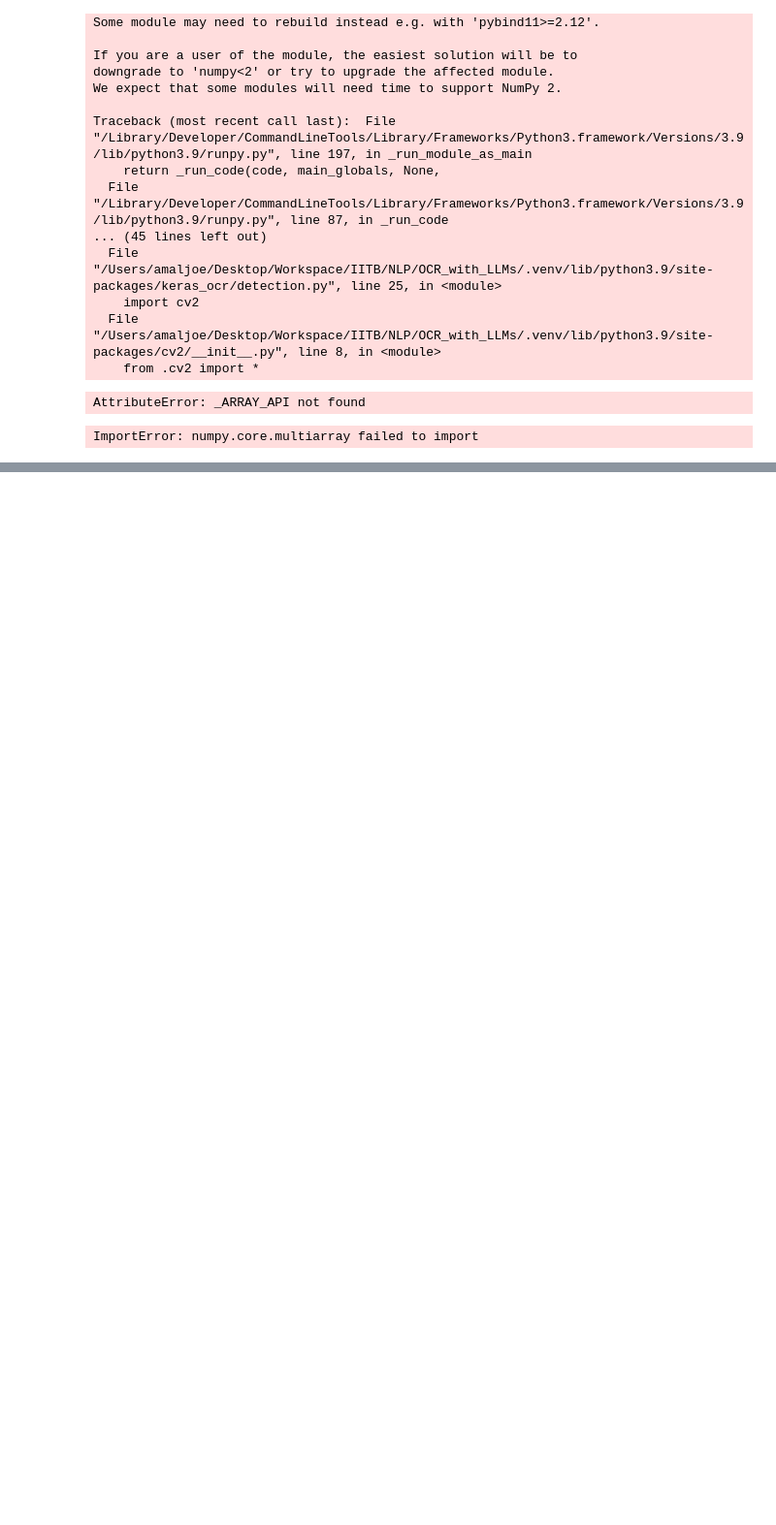
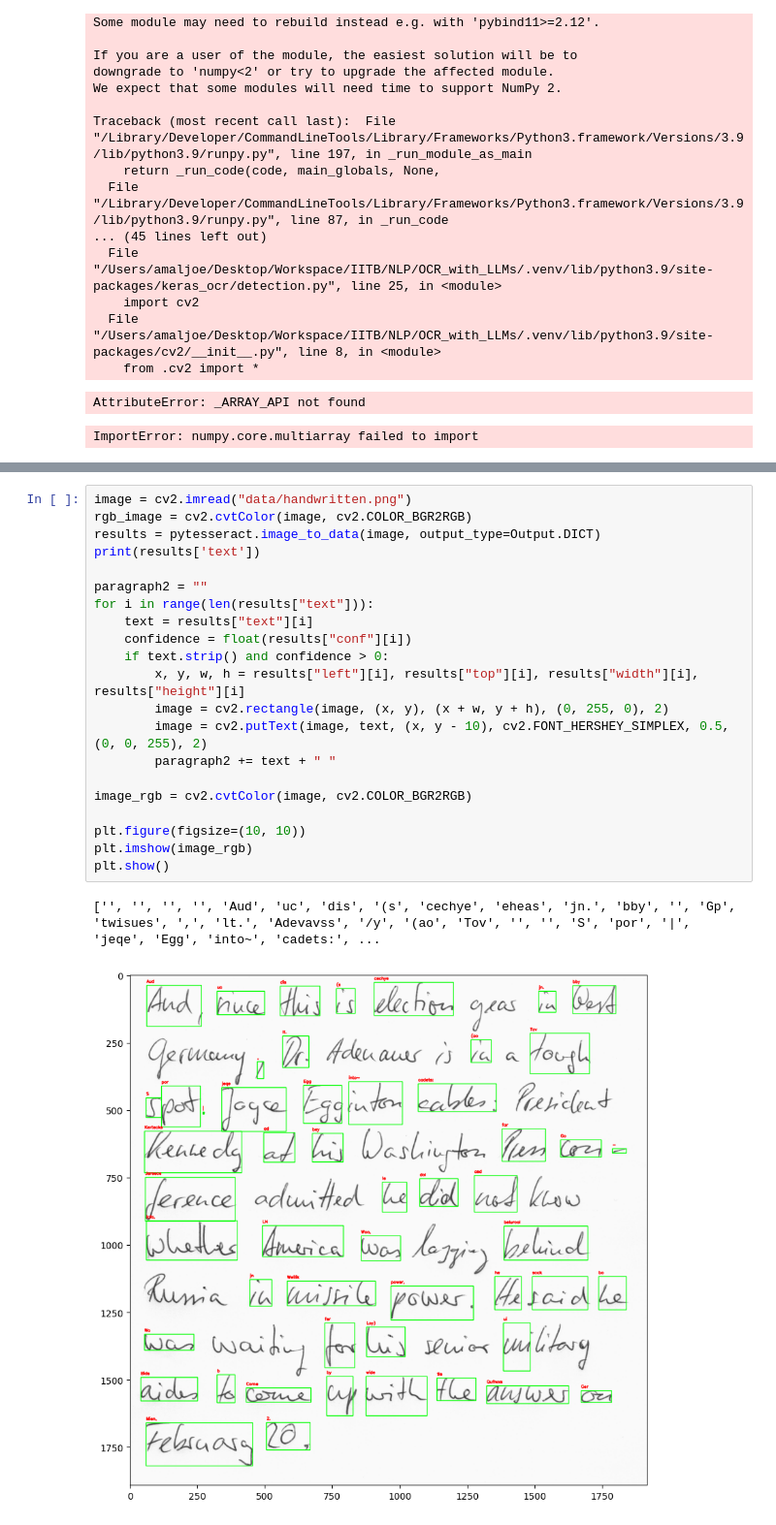
Before and after one commit to amaljoe/OCR_with_LLMs, a Jupyter notebook: preprocess.ipynb, the cells around one changed output, grey strips where cells are left out. Shown at 97% size. Drawn from its saved outputs; the diff is of its cells as text; blank space fills up the shorter version.

```diff
--- a/preprocess.ipynb
+++ b/preprocess.ipynb
@@ -57,0 +148,24 @@ ImportError: numpy.core.multiarray failed to import
+# %%
+image = cv2.imread("data/handwritten.png")
+rgb_image = cv2.cvtColor(image, cv2.COLOR_BGR2RGB)
+results = pytesseract.image_to_data(image, output_type=Output.DICT)
+print(results['text'])
+
+paragraph2 = ""
+for i in range(len(results["text"])):
+    text = results["text"][i]
+    confidence = float(results["conf"][i])
+    if text.strip() and confidence > 0:
+        x, y, w, h = results["left"][i], results["top"][i], results["width"][i], results["height"][i]
+        image = cv2.rectangle(image, (x, y), (x + w, y + h), (0, 255, 0), 2)
+        image = cv2.putText(image, text, (x, y - 10), cv2.FONT_HERSHEY_SIMPLEX, 0.5, (0, 0, 255), 2)
+        paragraph2 += text + " "
+
+image_rgb = cv2.cvtColor(image, cv2.COLOR_BGR2RGB)
+
+plt.figure(figsize=(10, 10))
+plt.imshow(image_rgb)
+plt.show()
+# %% [output]
+['', '', '', '', 'Aud', 'uc', 'dis', '(s', 'cechye', 'eheas', 'jn.', 'bby', '', 'Gp', 'twisues', ',', 'lt.', 'Adevavss', '/y', '(ao', 'Tov', '', '', 'S', 'por', '|', 'jeqe', 'Egg', 'into~', 'cadets:', ...
+[figure, added]
```
Also changed, not shown: parts of 4 cells of this notebook, 3 other files.
